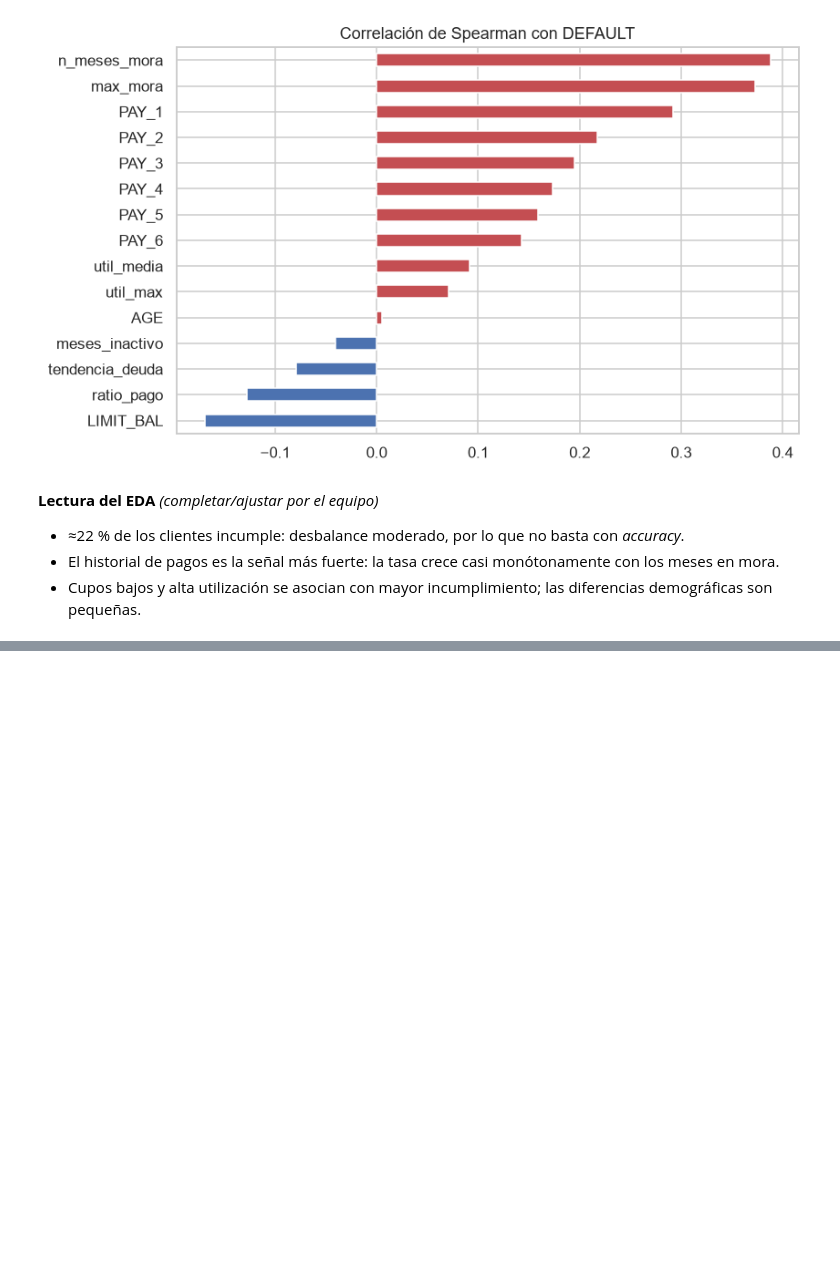
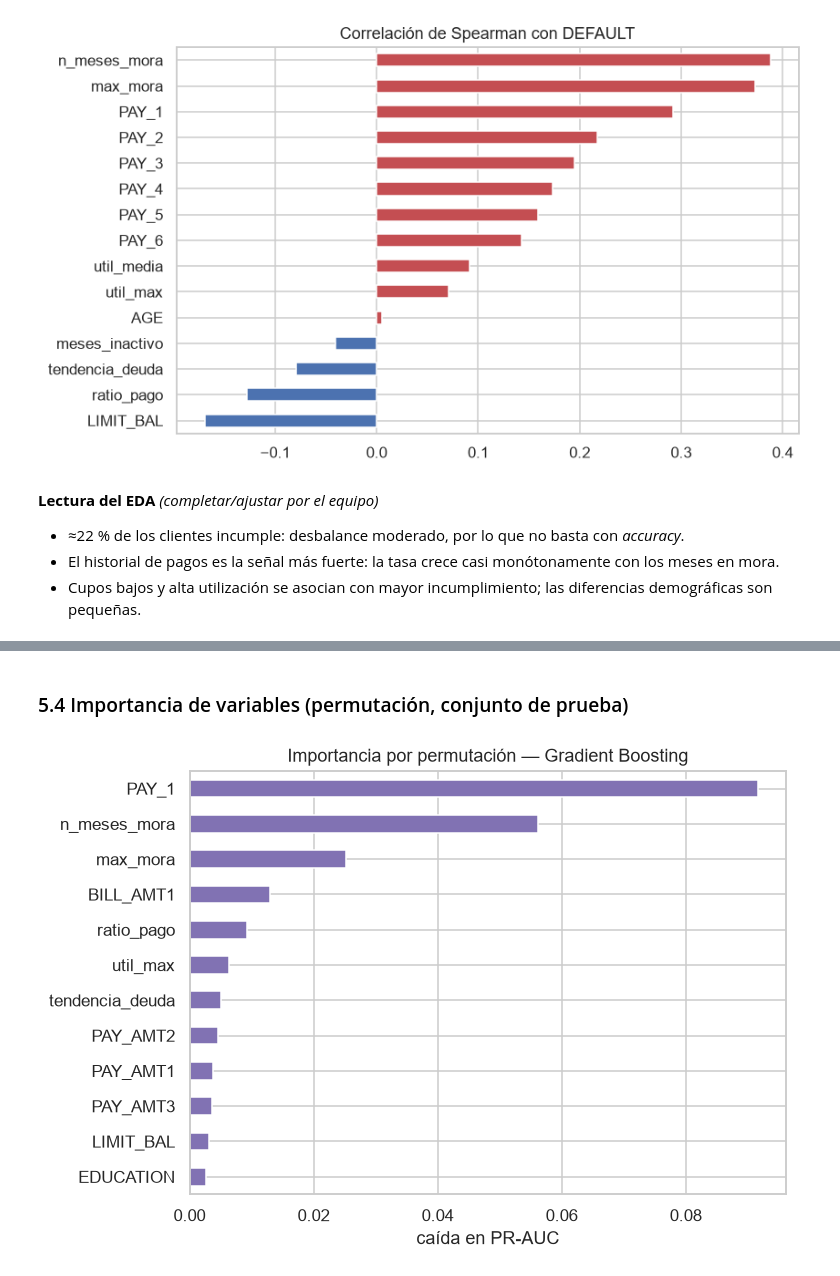
Before and after one commit to JuanRob2024/Analisis-de-datos-2026-2, a Jupyter notebook: proyecto final/notebooks/proyecto_final_equipo5_riesgo_credito.ipynb, the cells around one changed output, grey strips where cells are left out. Drawn from its saved outputs; the diff is of its cells as text; code cells hidden in the pictures; blank space fills up the shorter version.

```diff
--- a/proyecto final/notebooks/proyecto_final_equipo5_riesgo_credito.ipynb
+++ b/proyecto final/notebooks/proyecto_final_equipo5_riesgo_credito.ipynb
@@ -290,0 +394,11 @@ ax.set_title("Correlación de Spearman con DEFAULT"); guardar("04_correlaciones"
+# %% [markdown]
+### 5.4 Importancia de variables (permutación, conjunto de prueba)
+# %%
+imp = permutation_importance(busquedas[MEJOR].best_estimator_, X_test, y_test, scoring="average_precision",
+                             n_repeats=5, random_state=SEED, n_jobs=-1)
+imp = pd.Series(imp.importances_mean, index=FEATS).sort_values().tail(12)
+fig, ax = plt.subplots(figsize=(7, 5)); imp.plot.barh(ax=ax, color="#8172B3")
+ax.set_title(f"Importancia por permutación — {MEJOR}"); ax.set_xlabel("caída en PR-AUC")
+guardar("07_importancia"); plt.show()
+# %% [output]
+[figure, added]
```
Also changed, not shown: parts of 11 cells of this notebook, 4 other files.
